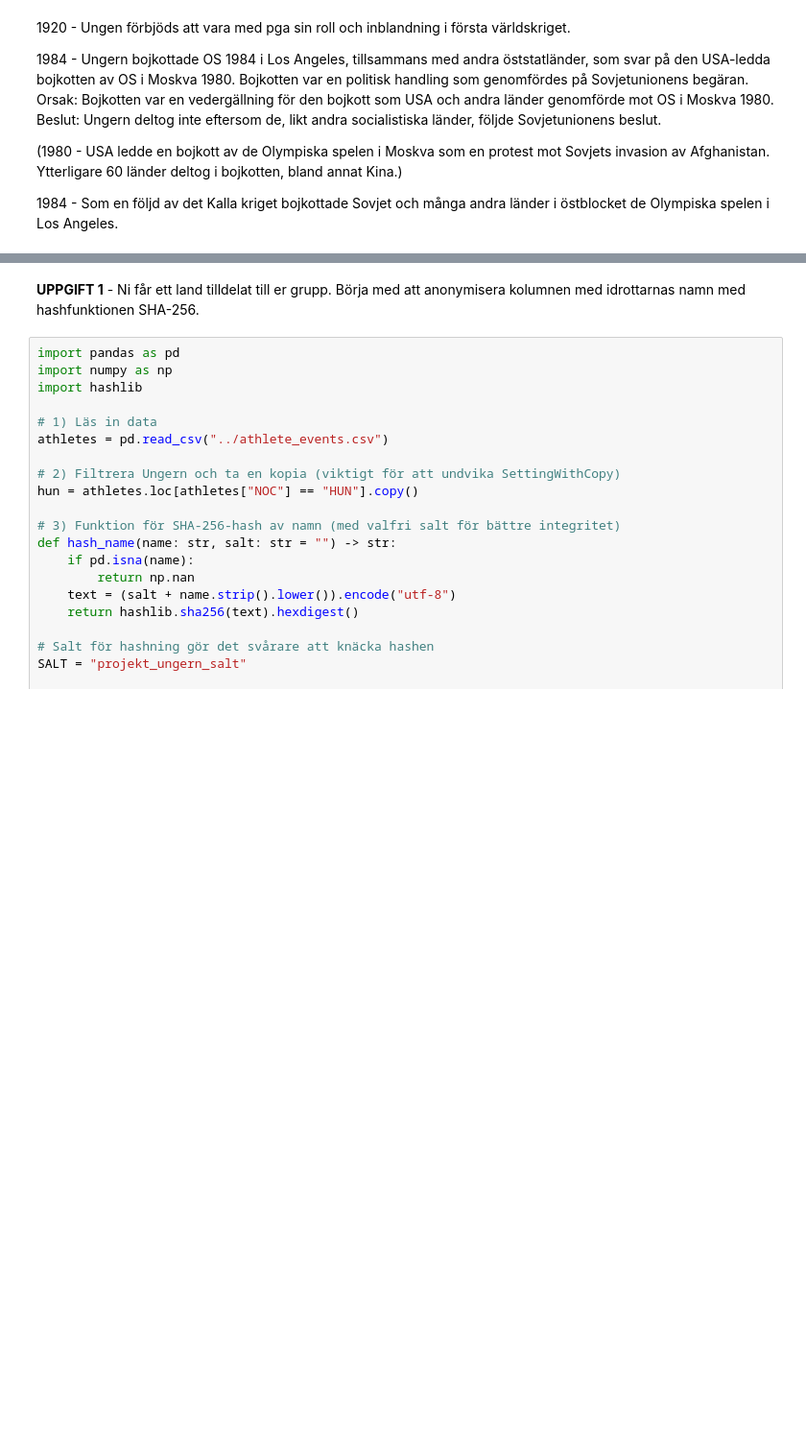
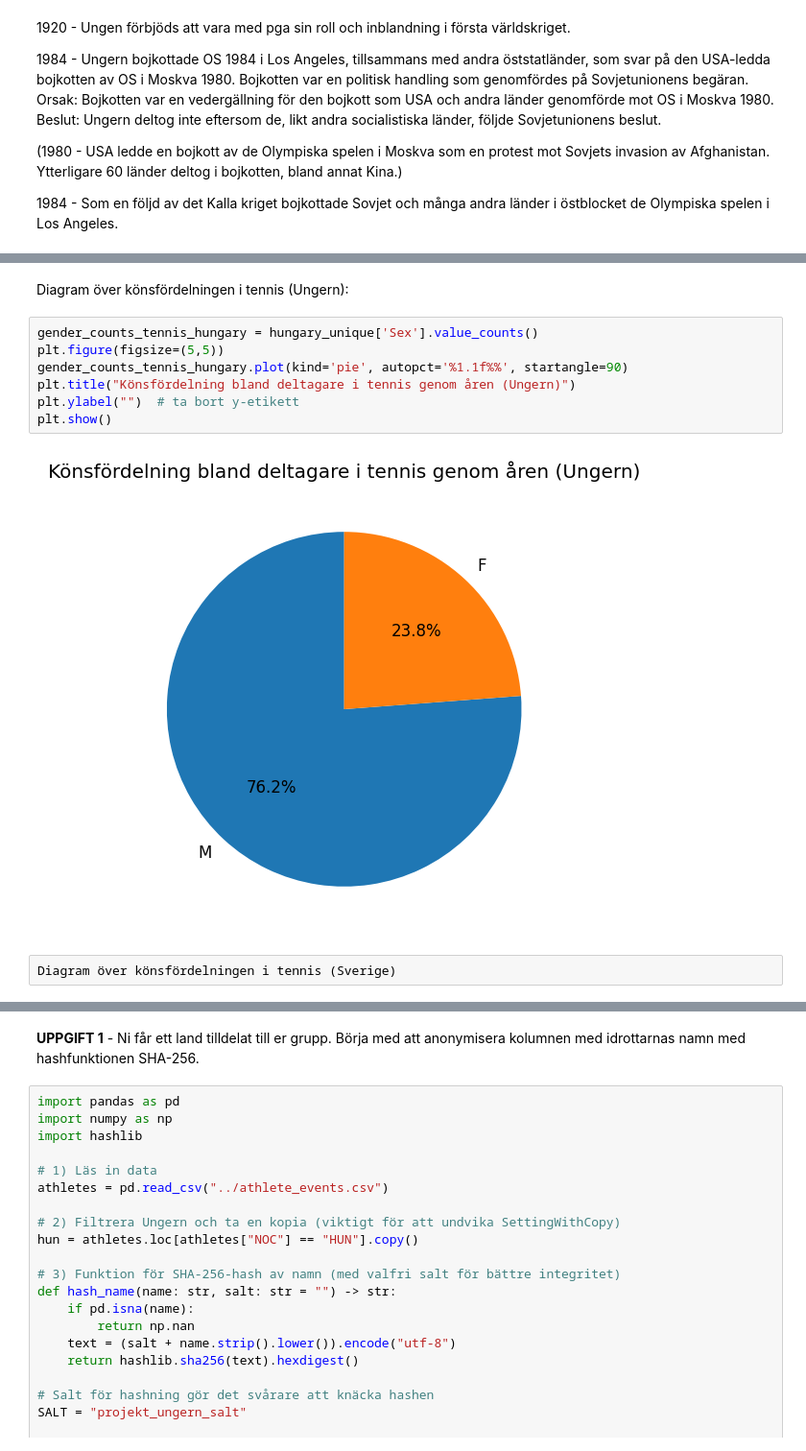
Before and after one commit to F-Degerman/Projekt_OS_Ungern, a Jupyter notebook: Egna_anteckningar/Fanny.ipynb, the cells around one changed output, grey strips where cells are left out. Shown: that part at 96% size. Drawn from its saved outputs; the diff is of its cells as text; blank space fills up the shorter version.

```diff
--- a/Egna_anteckningar/Fanny.ipynb
+++ b/Egna_anteckningar/Fanny.ipynb
@@ -69,0 +114,13 @@ plt.show()
+# %% [markdown]
+Diagram över könsfördelningen i tennis (Ungern):
+# %%
+gender_counts_tennis_hungary = hungary_unique['Sex'].value_counts()
+plt.figure(figsize=(5,5))
+gender_counts_tennis_hungary.plot(kind='pie', autopct='%1.1f%%', startangle=90)
+plt.title("Könsfördelning bland deltagare i tennis genom åren (Ungern)")
+plt.ylabel("")  # ta bort y-etikett
+plt.show()
+# %% [output]
+[figure, added]
+# %%
+Diagram över könsfördelningen i tennis (Sverige)
```
Also changed, not shown: parts of 22 cells of this notebook.
